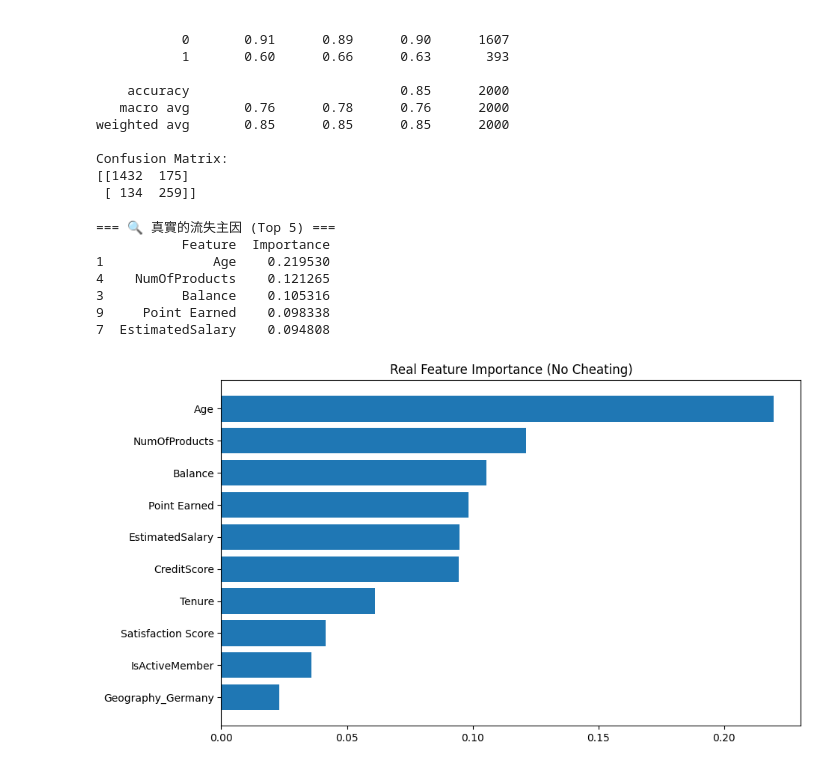
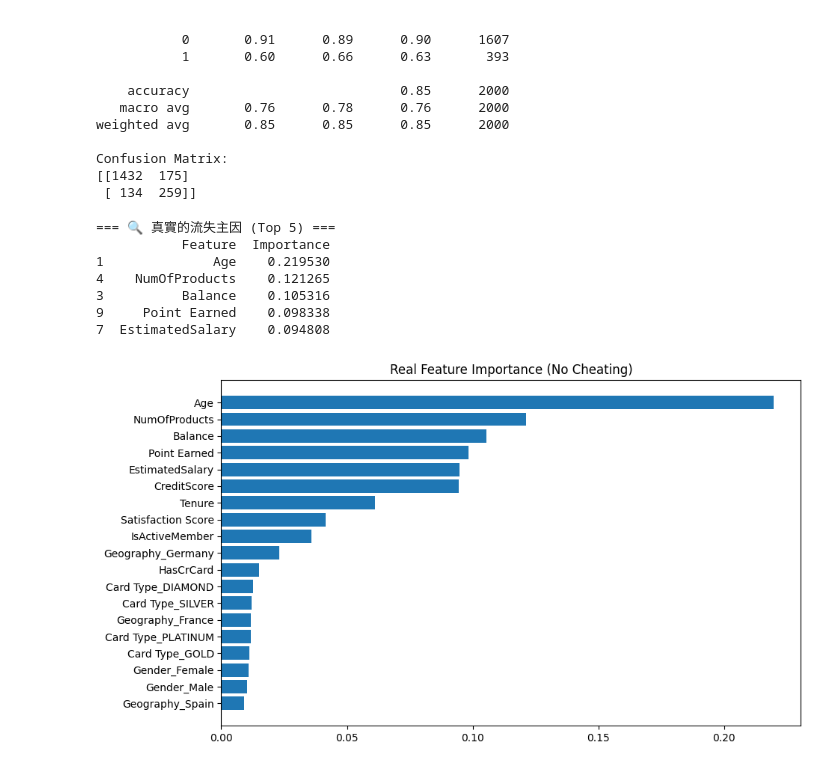
Before and after one commit to peter199711/python_practice_data_processing, a Jupyter notebook: bank_churn_prediction/handwriting_customer_churn.ipynb, the cells around one changed output. Drawn from its saved outputs; the diff is of its cells as text; code cells hidden in the pictures.

```diff
--- a/bank_churn_prediction/handwriting_customer_churn.ipynb
+++ b/bank_churn_prediction/handwriting_customer_churn.ipynb
@@ -181,26 +181,26 @@ Confusion Matrix:
 # %%
 import matplotlib.pyplot as plt
 
 importances = rf_model.feature_importances_
 feature_importance_df = pd.DataFrame({
     'Feature': X.columns,
     'Importance':importances
 }).sort_values(by='Importance', ascending=False)
 
 print("\n=== 🔍 真實的流失主因 (Top 5) ===")
 print(feature_importance_df.head(5))
 
 plt.figure(figsize=(10, 6))
-plt.barh(feature_importance_df['Feature'][:10], feature_importance_df['Importance'][:10])
+plt.barh(feature_importance_df['Feature'][:], feature_importance_df['Importance'][:])
 plt.gca().invert_yaxis()
 plt.title('Real Feature Importance (No Cheating)')
 plt.show()
 # %% [output]
 === 🔍 真實的流失主因 (Top 5) ===
            Feature  Importance
 1              Age    0.219530
 4    NumOfProducts    0.121265
 3          Balance    0.105316
 9     Point Earned    0.098338
 7  EstimatedSalary    0.094808
-[figure, old version]
+[figure, new version]
```
Also changed, not shown: parts of 1 cell of this notebook, 4 other files.
